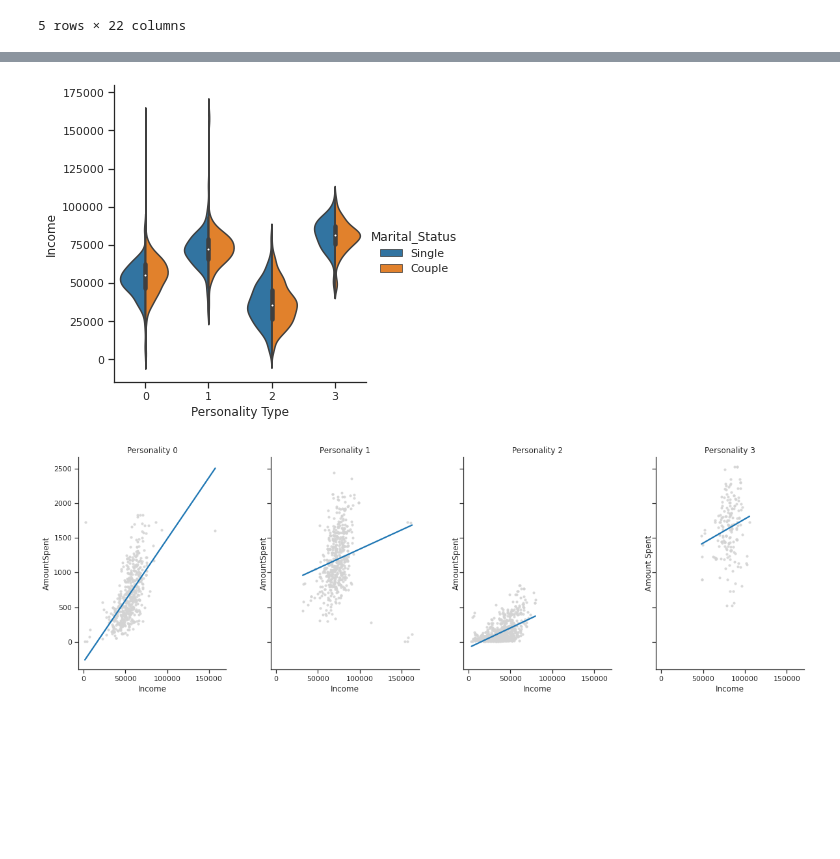
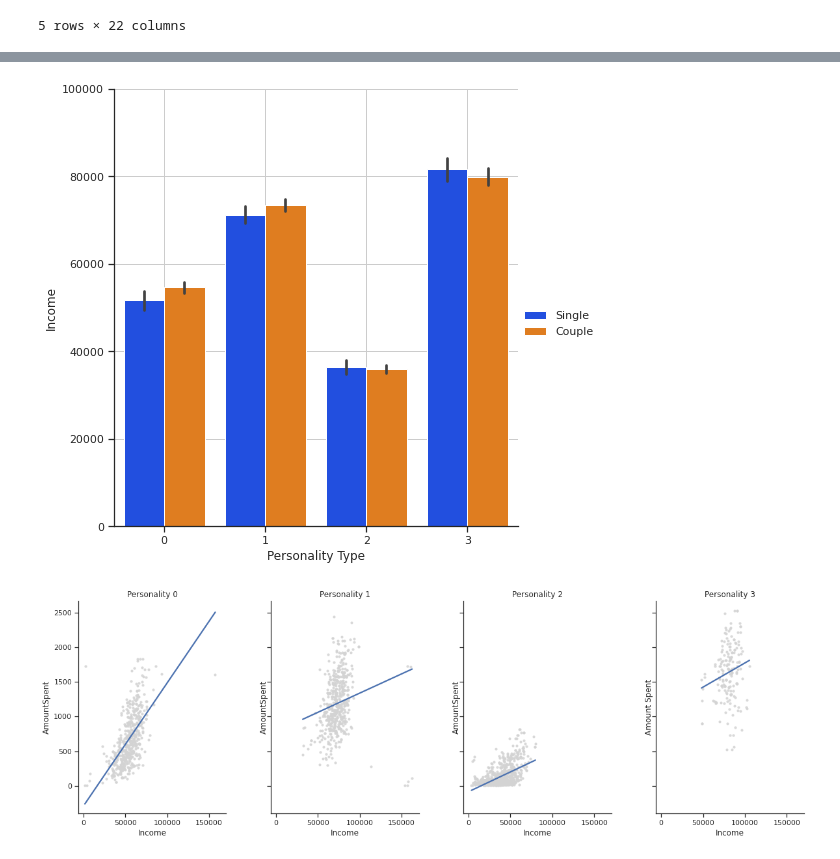
Before and after one commit to fgith/data-science, a Jupyter notebook: logistic-regression/logistic_regression_customerpersonality.ipynb, the cells around one changed output, grey strips where cells are left out. Saved outputs shown, nothing was run; the diff lists cells and outputs as text; code cells hidden in the pictures; blank space fills up the shorter version.

```diff
--- a/logistic-regression/logistic_regression_customerpersonality.ipynb
+++ b/logistic-regression/logistic_regression_customerpersonality.ipynb
@@ -432,29 +433,17 @@ sns.despine()
-# %%
-# Single = df_orig.copy()
-
-# Single['count'] = df_orig.groupby('Cluster')['Cluster'].transform('count')
-# Single['Single'] = df_orig.groupby('Cluster')['Marital_Status_Single'].transform('sum')
-# Single['Couple'] = df_orig.groupby('Cluster')['Marital_Status_Couple'].transform('sum')
-# Single.head()
-
-# some = Single[["Cluster","count","Single","Couple"]].drop_duplicates().sort_values('Cluster').reset_index(drop=True)
-
-# some.head(1)
-
-
-df_orig['Marital_Status'] = np.where(df_orig['Marital_Status_Single']==1,'Single','Couple')
-df_orig.head()
-
-# plt.figure(figsize=(14,10))
-# fig, ax = plt.subplots(ncols=1,nrows=1, figsize=(10,10))
-
-g = sns.catplot(x="Cluster", y="Income", hue="Marital_Status",
-            kind="violin", split=True, data=df_orig)
-g.set_xlabels("Personality Type")
-g.set_titles("Income Distribution by Personality Type and Marital Status")
-sns.despine()
-# %% [output]
-[figure, removed]
+# %%
+df_orig['Marital_Status'] = np.where(df_orig['Marital_Status_Single']==1,'Single','Couple')
+
+sns.set(style="ticks")
+g = sns.FacetGrid(data = df_orig, sharey = False, ylim=(0,100000),
+                  xlim=(0,3),aspect=1, height=7,legend_out=True)
+g.map_dataframe(sns.barplot, x="Cluster", y="Income", hue="Marital_Status", data=df_orig, palette="bright")
+g.set_axis_labels("Personality Type","Income")
+g.set_titles("Income Distribution by Personality Type and Marital Status")
+g.add_legend()
+plt.grid()
+sns.despine(bottom = False, left = False)
+# %% [output]
+[figure, added]
 # %%
 fig, axs = plt.subplots(1, k, figsize=(5 * k,6),sharex=True,sharey=True)
 
```
Also changed, not shown: parts of 6 cells of this notebook.
